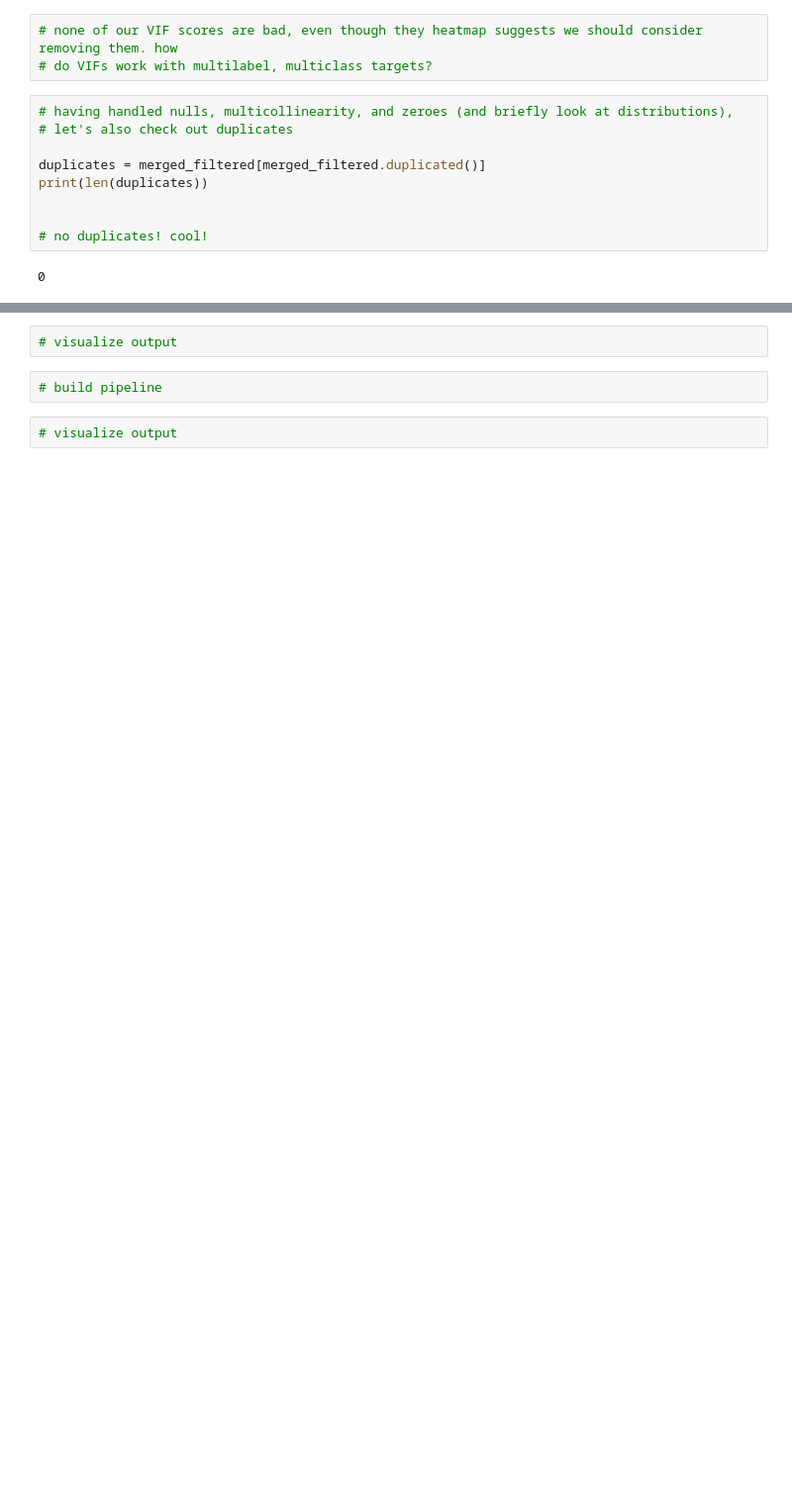
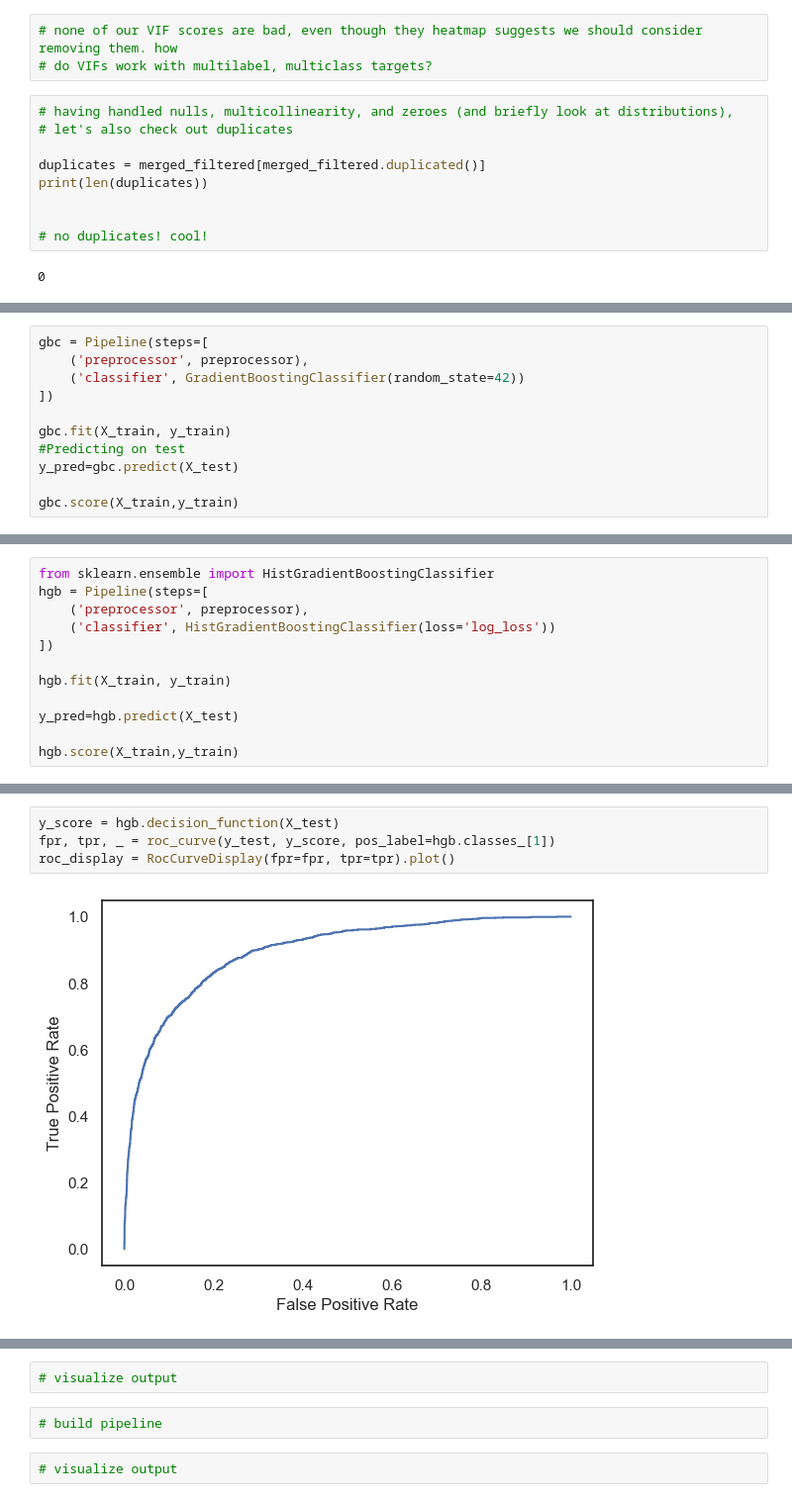
Before and after one commit to Lou-Hines/H1N1_Vaccine_Uptake_Prediction, a Jupyter notebook: Vaccine_EDA _1.ipynb, the cells around one changed output, grey strips where cells are left out. Shown at 99% size. Drawn from its saved outputs; the diff is of its cells as text; blank space fills up the shorter version.

```diff
--- a/Vaccine_EDA _1.ipynb
+++ b/Vaccine_EDA _1.ipynb
@@ -812,0 +906,11 @@ CatBoostClassifer
+# %%
+gbc = Pipeline(steps=[
+    ('preprocessor', preprocessor),
+    ('classifier', GradientBoostingClassifier(random_state=42))
+])
+
+gbc.fit(X_train, y_train)
+#Predicting on test
+y_pred=gbc.predict(X_test)
+
+gbc.score(X_train,y_train)
@@ -812,0 +946,12 @@ CatBoostClassifer
+# %%
+from sklearn.ensemble import HistGradientBoostingClassifier
+hgb = Pipeline(steps=[
+    ('preprocessor', preprocessor),
+    ('classifier', HistGradientBoostingClassifier(loss='log_loss'))
+])
+
+hgb.fit(X_train, y_train)
+
+y_pred=hgb.predict(X_test)
+
+hgb.score(X_train,y_train)
@@ -812,0 +981,6 @@ CatBoostClassifer
+# %%
+y_score = hgb.decision_function(X_test)
+fpr, tpr, _ = roc_curve(y_test, y_score, pos_label=hgb.classes_[1])
+roc_display = RocCurveDisplay(fpr=fpr, tpr=tpr).plot()
+# %% [output]
+[figure, added]
```
Also changed, not shown: parts of 55 cells of this notebook.
